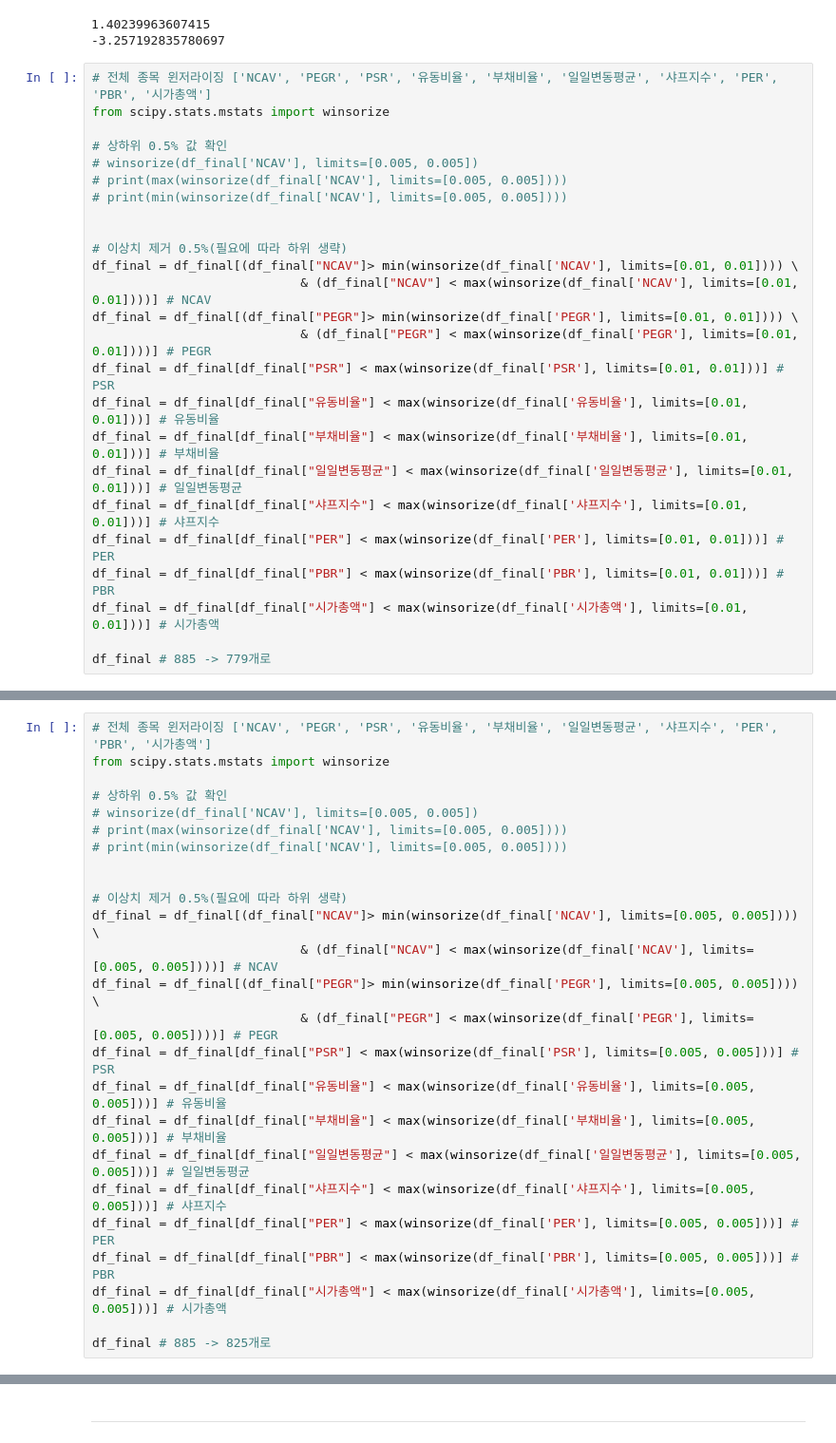
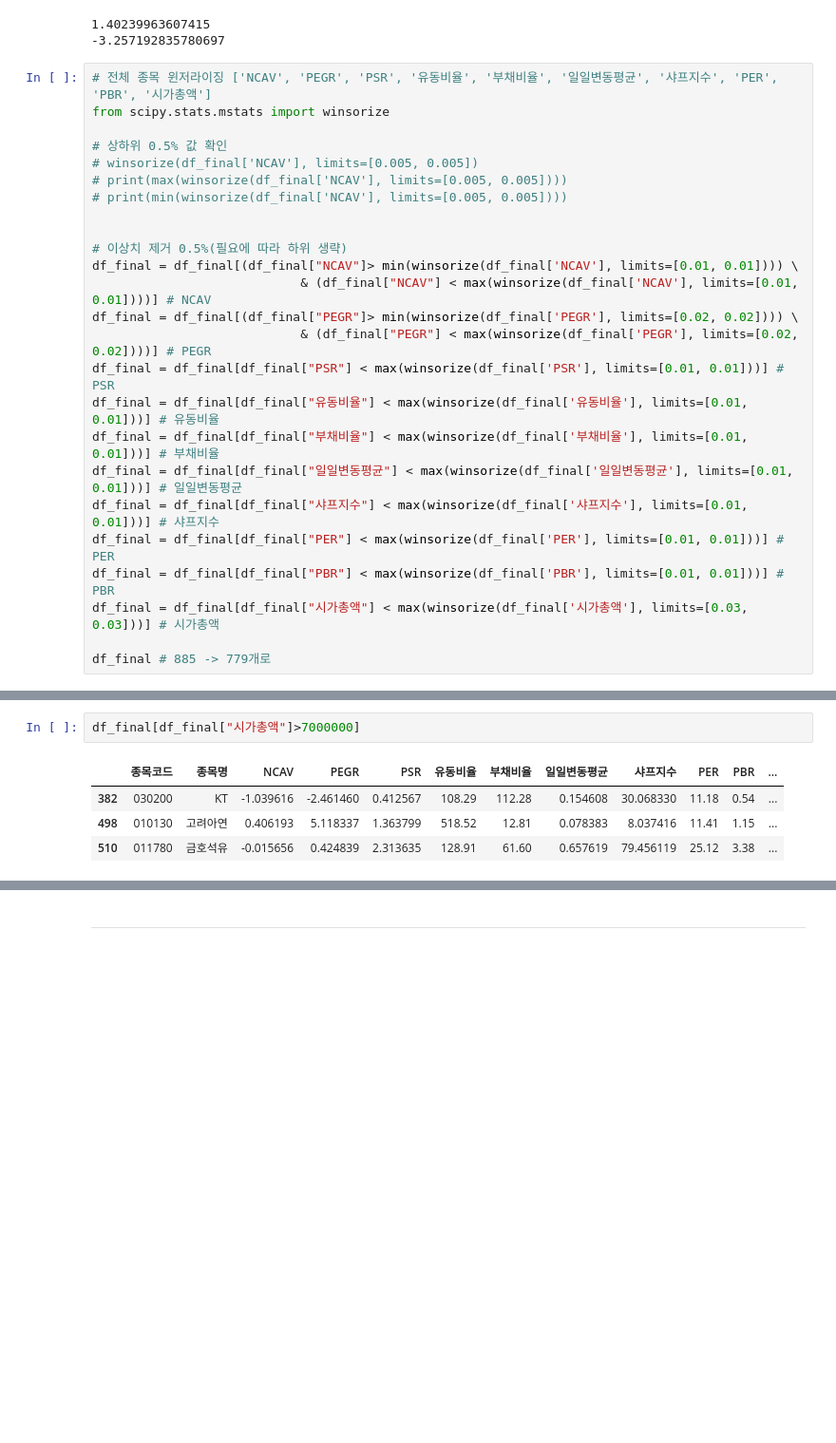
Before and after one commit to chulwonchae/customized_portfolio_pj, a Jupyter notebook: 1.preprocessing.ipynb, the cells around one changed output, grey strips where cells are left out. Shown at 95% size. Cells and saved outputs as stored; diff of their text form; blank space fills up the shorter version.

```diff
--- a/1.preprocessing.ipynb
+++ b/1.preprocessing.ipynb
@@ -1189,8 +1192,8 @@ from scipy.stats.mstats import winsorize
 # 이상치 제거 0.5%(필요에 따라 하위 생략)
 df_final = df_final[(df_final["NCAV"]> min(winsorize(df_final['NCAV'], limits=[0.01, 0.01]))) \
                             & (df_final["NCAV"] < max(winsorize(df_final['NCAV'], limits=[0.01, 0.01])))] # NCAV
-df_final = df_final[(df_final["PEGR"]> min(winsorize(df_final['PEGR'], limits=[0.01, 0.01]))) \
-                            & (df_final["PEGR"] < max(winsorize(df_final['PEGR'], limits=[0.01, 0.01])))] # PEGR
+df_final = df_final[(df_final["PEGR"]> min(winsorize(df_final['PEGR'], limits=[0.02, 0.02]))) \
+                            & (df_final["PEGR"] < max(winsorize(df_final['PEGR'], limits=[0.02, 0.02])))] # PEGR
 df_final = df_final[df_final["PSR"] < max(winsorize(df_final['PSR'], limits=[0.01, 0.01]))] # PSR
 df_final = df_final[df_final["유동비율"] < max(winsorize(df_final['유동비율'], limits=[0.01, 0.01]))] # 유동비율
 df_final = df_final[df_final["부채비율"] < max(winsorize(df_final['부채비율'], limits=[0.01, 0.01]))] # 부채비율
@@ -1198,7 +1201,7 @@ df_final = df_final[df_final["일일변동평균"] < max(winsorize(df_final['일
 df_final = df_final[df_final["샤프지수"] < max(winsorize(df_final['샤프지수'], limits=[0.01, 0.01]))] # 샤프지수
 df_final = df_final[df_final["PER"] < max(winsorize(df_final['PER'], limits=[0.01, 0.01]))] # PER
 df_final = df_final[df_final["PBR"] < max(winsorize(df_final['PBR'], limits=[0.01, 0.01]))] # PBR
-df_final = df_final[df_final["시가총액"] < max(winsorize(df_final['시가총액'], limits=[0.01, 0.01]))] # 시가총액
+df_final = df_final[df_final["시가총액"] < max(winsorize(df_final['시가총액'], limits=[0.03, 0.03]))] # 시가총액
 
 df_final # 885 -> 779개로
 # %% [output]
@@ -1245,25 +1247,0 @@ plt.show()
-# %%
-# 전체 종목 윈저라이징 ['NCAV', 'PEGR', 'PSR', '유동비율', '부채비율', '일일변동평균', '샤프지수', 'PER', 'PBR', '시가총액']
-from scipy.stats.mstats import winsorize
-
-# 상하위 0.5% 값 확인
-# winsorize(df_final['NCAV'], limits=[0.005, 0.005])
-# print(max(winsorize(df_final['NCAV'], limits=[0.005, 0.005])))
-# print(min(winsorize(df_final['NCAV'], limits=[0.005, 0.005])))
-
-
-# 이상치 제거 0.5%(필요에 따라 하위 생략)
-df_final = df_final[(df_final["NCAV"]> min(winsorize(df_final['NCAV'], limits=[0.005, 0.005]))) \
-                            & (df_final["NCAV"] < max(winsorize(df_final['NCAV'], limits=[0.005, 0.005])))] # NCAV
-df_final = df_final[(df_final["PEGR"]> min(winsorize(df_final['PEGR'], limits=[0.005, 0.005]))) \
-                            & (df_final["PEGR"] < max(winsorize(df_final['PEGR'], limits=[0.005, 0.005])))] # PEGR
-df_final = df_final[df_final["PSR"] < max(winsorize(df_final['PSR'], limits=[0.005, 0.005]))] # PSR
-df_final = df_final[df_final["유동비율"] < max(winsorize(df_final['유동비율'], limits=[0.005, 0.005]))] # 유동비율
-df_final = df_final[df_final["부채비율"] < max(winsorize(df_final['부채비율'], limits=[0.005, 0.005]))] # 부채비율
-df_final = df_final[df_final["일일변동평균"] < max(winsorize(df_final['일일변동평균'], limits=[0.005, 0.005]))] # 일일변동평균
-df_final = df_final[df_final["샤프지수"] < max(winsorize(df_final['샤프지수'], limits=[0.005, 0.005]))] # 샤프지수
-df_final = df_final[df_final["PER"] < max(winsorize(df_final['PER'], limits=[0.005, 0.005]))] # PER
-df_final = df_final[df_final["PBR"] < max(winsorize(df_final['PBR'], limits=[0.005, 0.005]))] # PBR
-df_final = df_final[df_final["시가총액"] < max(winsorize(df_final['시가총액'], limits=[0.005, 0.005]))] # 시가총액
-
-df_final # 885 -> 825개로
@@ -1310,0 +1248,7 @@ plt.show()
+# %%
+df_final[df_final["시가총액"]>7000000]
+# %% [output]
+|  | 종목코드 | 종목명 | NCAV | PEGR | PSR | 유동비율 | 부채비율 | 일일변동평균 | 샤프지수 | PER | PBR | ... |
+| 382 | 030200 | KT | -1.039616 | -2.461460 | 0.412567 | 108.29 | 112.28 | 0.154608 | 30.068330 | 11.18 | 0.54 | ... |
+| 498 | 010130 | 고려아연 | 0.406193 | 5.118337 | 1.363799 | 518.52 | 12.81 | 0.078383 | 8.037416 | 11.41 | 1.15 | ... |
+| 510 | 011780 | 금호석유 | -0.015656 | 0.424839 | 2.313635 | 128.91 | 61.60 | 0.657619 | 79.456119 | 25.12 | 3.38 | ... |
```
Also changed, not shown: parts of 7 cells of this notebook, 2 other files.
